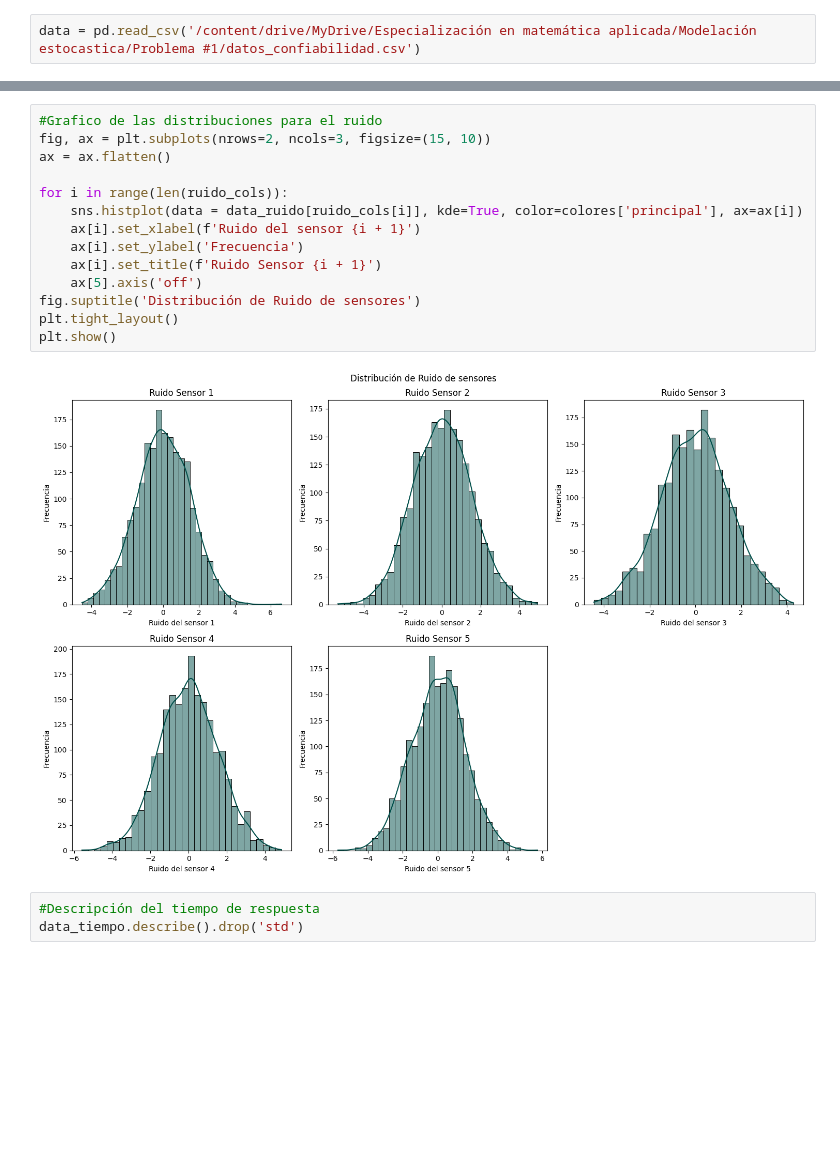
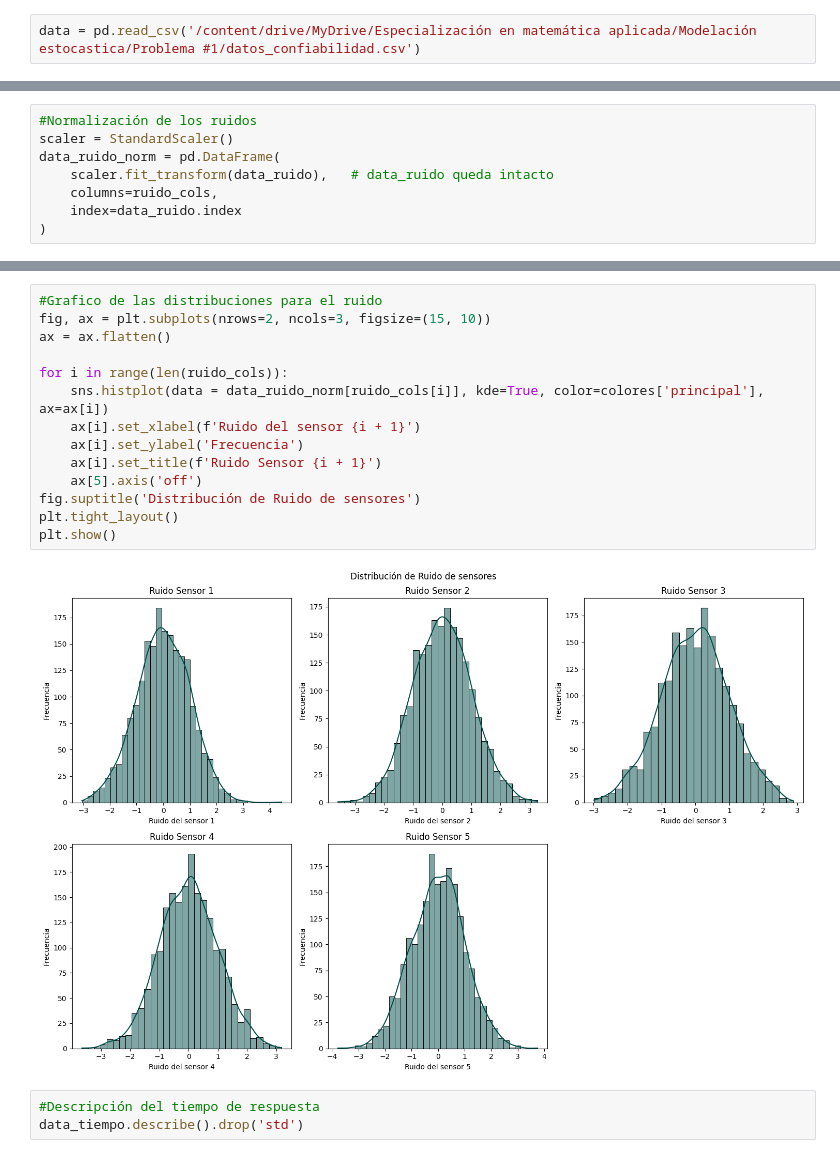
Before and after one commit to ProfeAgudelo/Modelaci-n_Estocastica, a Jupyter notebook: Problema_1_Confiabilidad_de_sistema_multicomponente_con_Cópula_Gaussiana.ipynb, the cells around one changed output, grey strips where cells are left out. Saved outputs shown, nothing was run; the diff lists cells and outputs as text; blank space fills up the shorter version.

```diff
--- a/Problema_1_Confiabilidad_de_sistema_multicomponente_con_Cópula_Gaussiana.ipynb
+++ b/Problema_1_Confiabilidad_de_sistema_multicomponente_con_Cópula_Gaussiana.ipynb
@@ -55,4 +63,12 @@ tiempo_cols = [f'tiempo_respuesta_{i}' for i in range(1, 6)]
 data_tiempo = data[tiempo_cols]
 error_cols = [f'error_medicion_{i}' for i in range(1, 6)]
 data_error = data[error_cols]
+# %%
+#Normalización de los ruidos
+scaler = StandardScaler()
+data_ruido_norm = pd.DataFrame(
+    scaler.fit_transform(data_ruido),   # data_ruido queda intacto
+    columns=ruido_cols,
+    index=data_ruido.index
+)
 # %%
@@ -70,19 +85,19 @@ data_ruido.describe().drop('std')
 # %%
 #Grafico de las distribuciones para el ruido
 fig, ax = plt.subplots(nrows=2, ncols=3, figsize=(15, 10))
 ax = ax.flatten()
 
 for i in range(len(ruido_cols)):
-    sns.histplot(data = data_ruido[ruido_cols[i]], kde=True, color=colores['principal'], ax=ax[i])
+    sns.histplot(data = data_ruido_norm[ruido_cols[i]], kde=True, color=colores['principal'], ax=ax[i])
     ax[i].set_xlabel(f'Ruido del sensor {i + 1}')
     ax[i].set_ylabel('Frecuencia')
     ax[i].set_title(f'Ruido Sensor {i + 1}')
     ax[5].axis('off')
 fig.suptitle('Distribución de Ruido de sensores')
 plt.tight_layout()
 plt.show()
 # %% [output]
-[figure, old version]
+[figure, new version]
 # %%
 #Descripción del tiempo de respuesta
 data_tiempo.describe().drop('std')
```
Also changed, not shown: parts of 6 cells of this notebook.
